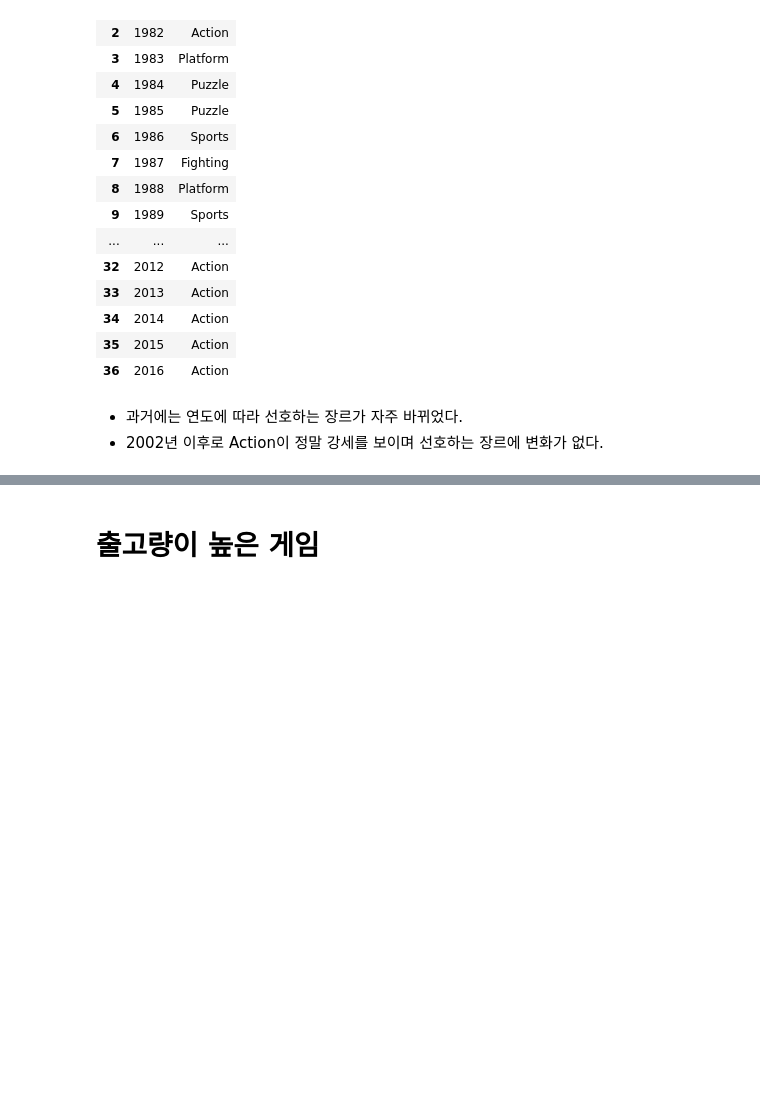
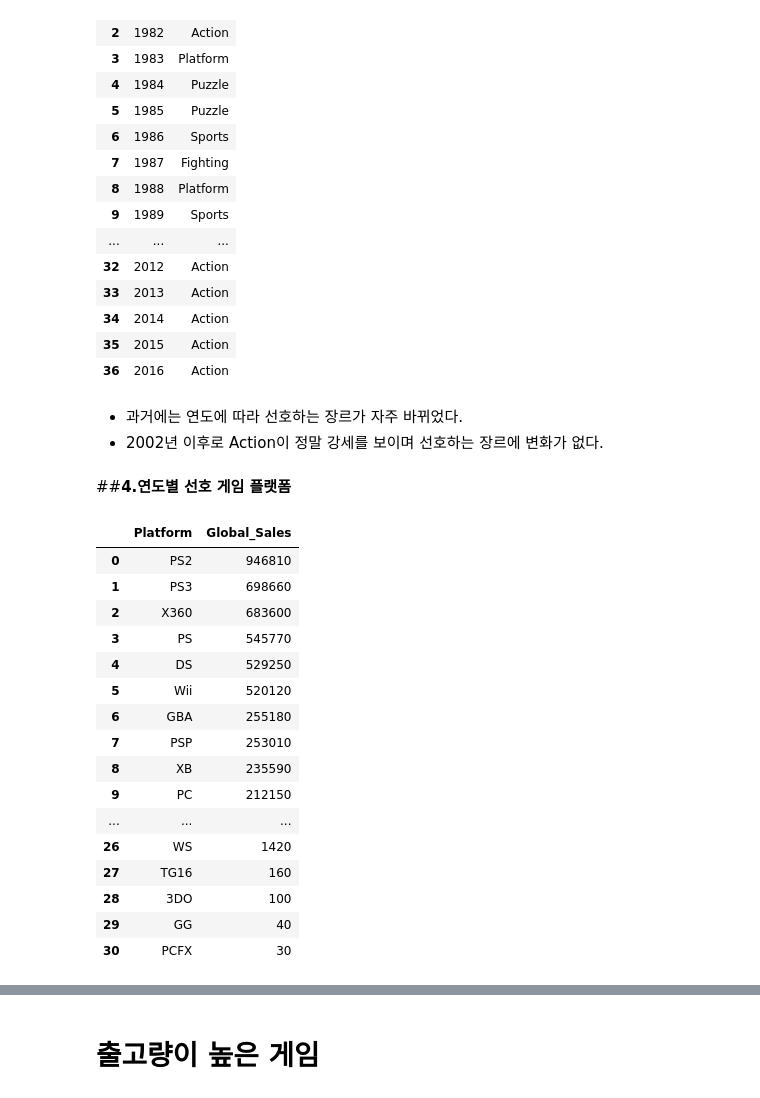
Before and after one commit to sseyonafre/Project, a Jupyter notebook: sprint1/AI_14_고세희_Section1.ipynb, the cells around one changed output, grey strips where cells are left out. Cells and saved outputs as stored; diff of their text form; code cells hidden in the pictures; blank space fills up the shorter version.

```diff
--- a/sprint1/AI_14_고세희_Section1.ipynb
+++ b/sprint1/AI_14_고세희_Section1.ipynb
@@ -652,3 +644,28 @@ top_genre.iloc[:,0:2]
 
 *   과거에는 연도에 따라 선호하는 장르가 자주 바뀌었다.
 *   2002년 이후로 Action이 정말 강세를 보이며 선호하는 장르에 변화가 없다.
+# %% [markdown]
+##**4.연도별 선호 게임 플랫폼**
+# %%
+#어떤 플랫폼을 가장 많이 이용할까?
+
+s_p = df.groupby('Platform',as_index=False)['Global_Sales'].sum().sort_values(by='Global_Sales',ascending=False).reset_index(drop=True)
+s_p
+# %% [output]
+|  | Platform | Global_Sales |
+| 0 | PS2 | 946810 |
+| 1 | PS3 | 698660 |
+| 2 | X360 | 683600 |
+| 3 | PS | 545770 |
+| 4 | DS | 529250 |
+| 5 | Wii | 520120 |
+| 6 | GBA | 255180 |
+| 7 | PSP | 253010 |
+| 8 | XB | 235590 |
+| 9 | PC | 212150 |
+| ... | ... | ... |
+| 26 | WS | 1420 |
+| 27 | TG16 | 160 |
+| 28 | 3DO | 100 |
+| 29 | GG | 40 |
+| 30 | PCFX | 30 |
```
Also changed, not shown: parts of 23 cells of this notebook.
